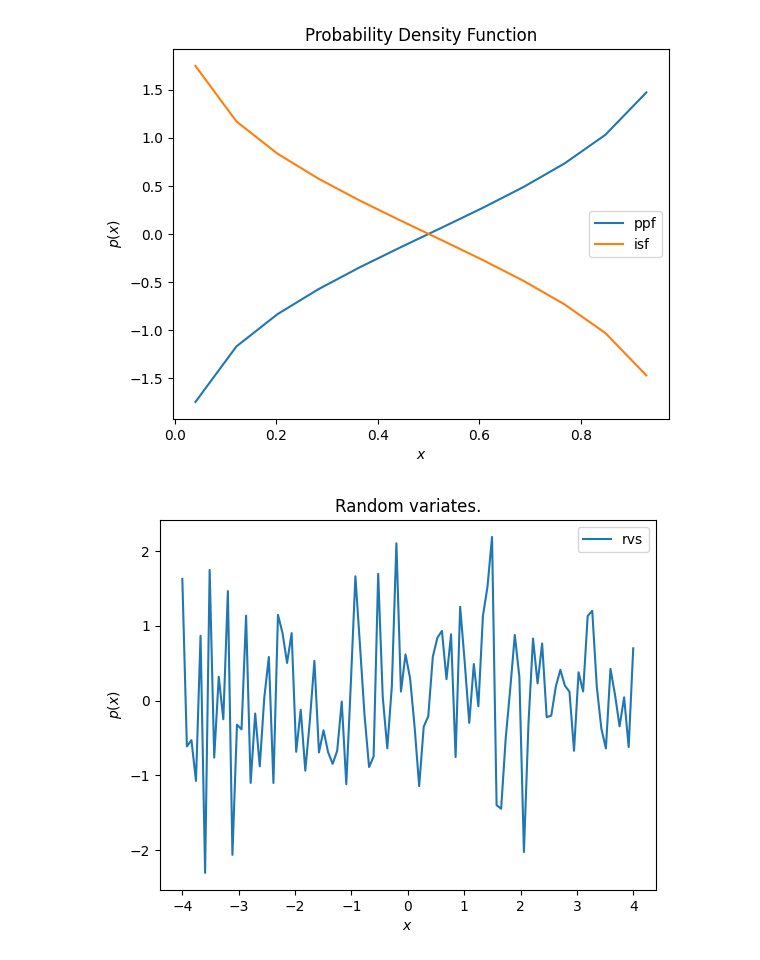
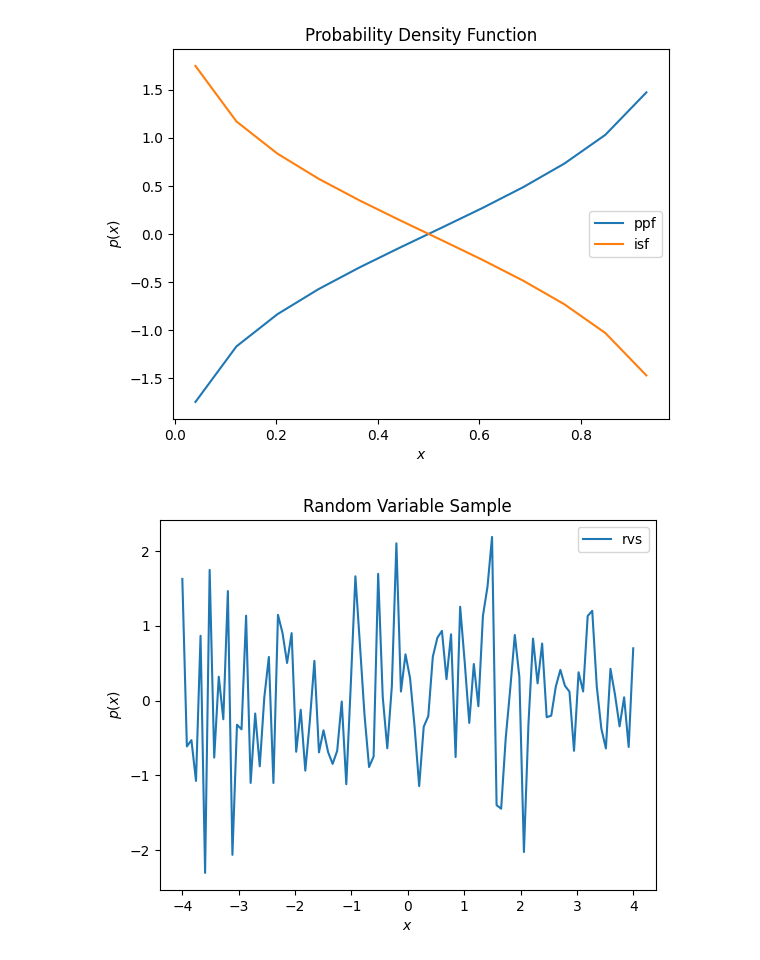
Before and after one commit to johyunkang/python_stat, a Jupyter notebook: chapter11_1.ipynb, the cells around one changed output. Cells and saved outputs as stored; diff of their text form; code cells hidden in the pictures.

```diff
--- a/chapter11_1.ipynb
+++ b/chapter11_1.ipynb
@@ -89,13 +89,13 @@ plt.show()
 # %%
 xx = np.linspace(-4, 4, 100)
 rvs = rv.rvs(size=100, random_state=1)
 
 plt.plot(xx, rvs, label='rvs')
 
-plt.title('Random variates.')
+plt.title('Random Variable Sample')
 plt.xlabel('$x$')
 plt.ylabel('$p(x)$')
 plt.legend()
 plt.show()
 # %% [output]
-[figure, old version]
+[figure, new version]
```
Also changed, not shown: parts of 16 cells of this notebook.
